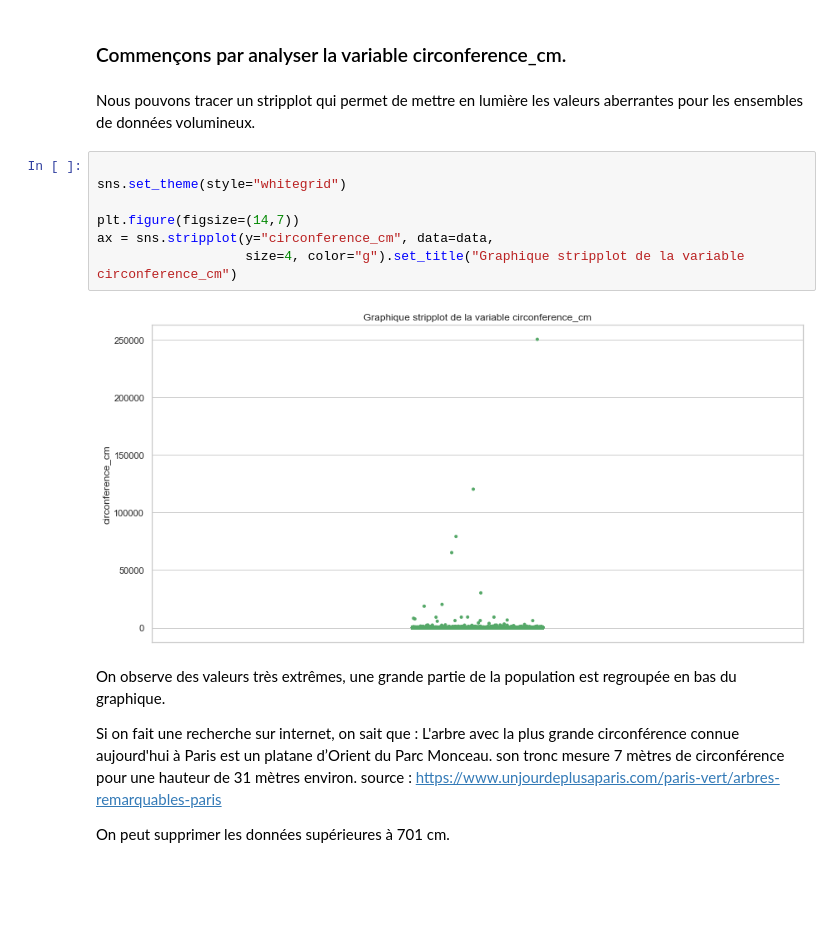
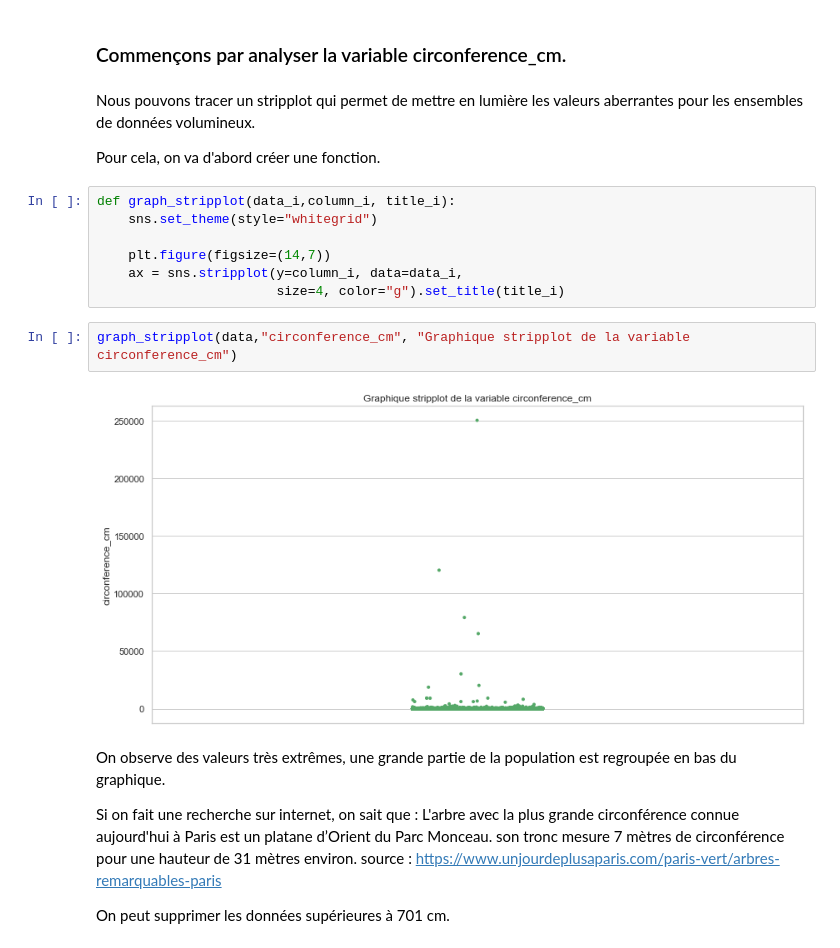
Before and after one commit to AurelieAAN/OP_Projet2, a Jupyter notebook: Scripts_Analyse01.ipynb, the cells around one changed output. Drawn from its saved outputs; the diff is of its cells as text; blank space fills up the shorter version.

```diff
--- a/Scripts_Analyse01.ipynb
+++ b/Scripts_Analyse01.ipynb
@@ -288,15 +288,19 @@ Les données semblent très dispersées pour ces deux colonnes, il convient de v
 ### Commençons par analyser la variable circonference_cm.
 # %% [markdown]
 Nous pouvons tracer un stripplot qui permet de mettre en lumière les valeurs aberrantes pour les ensembles de données volumineux.
+
+Pour cela, on va d'abord créer une fonction.
-# %%
-
-sns.set_theme(style="whitegrid")
-
-plt.figure(figsize=(14,7))
-ax = sns.stripplot(y="circonference_cm", data=data,
-                   size=4, color="g").set_title("Graphique stripplot de la variable circonference_cm")
-# %% [output]
-[figure, removed]
+# %%
+def graph_stripplot(data_i,column_i, title_i):
+    sns.set_theme(style="whitegrid")
+
+    plt.figure(figsize=(14,7))
+    ax = sns.stripplot(y=column_i, data=data_i,
+                       size=4, color="g").set_title(title_i)
+# %%
+graph_stripplot(data,"circonference_cm", "Graphique stripplot de la variable circonference_cm")
+# %% [output]
+[figure, added]
 # %% [markdown]
 On observe des valeurs très extrêmes, une grande partie de la population est regroupée en bas du graphique.
 
```
Also changed, not shown: parts of 75 cells of this notebook.
